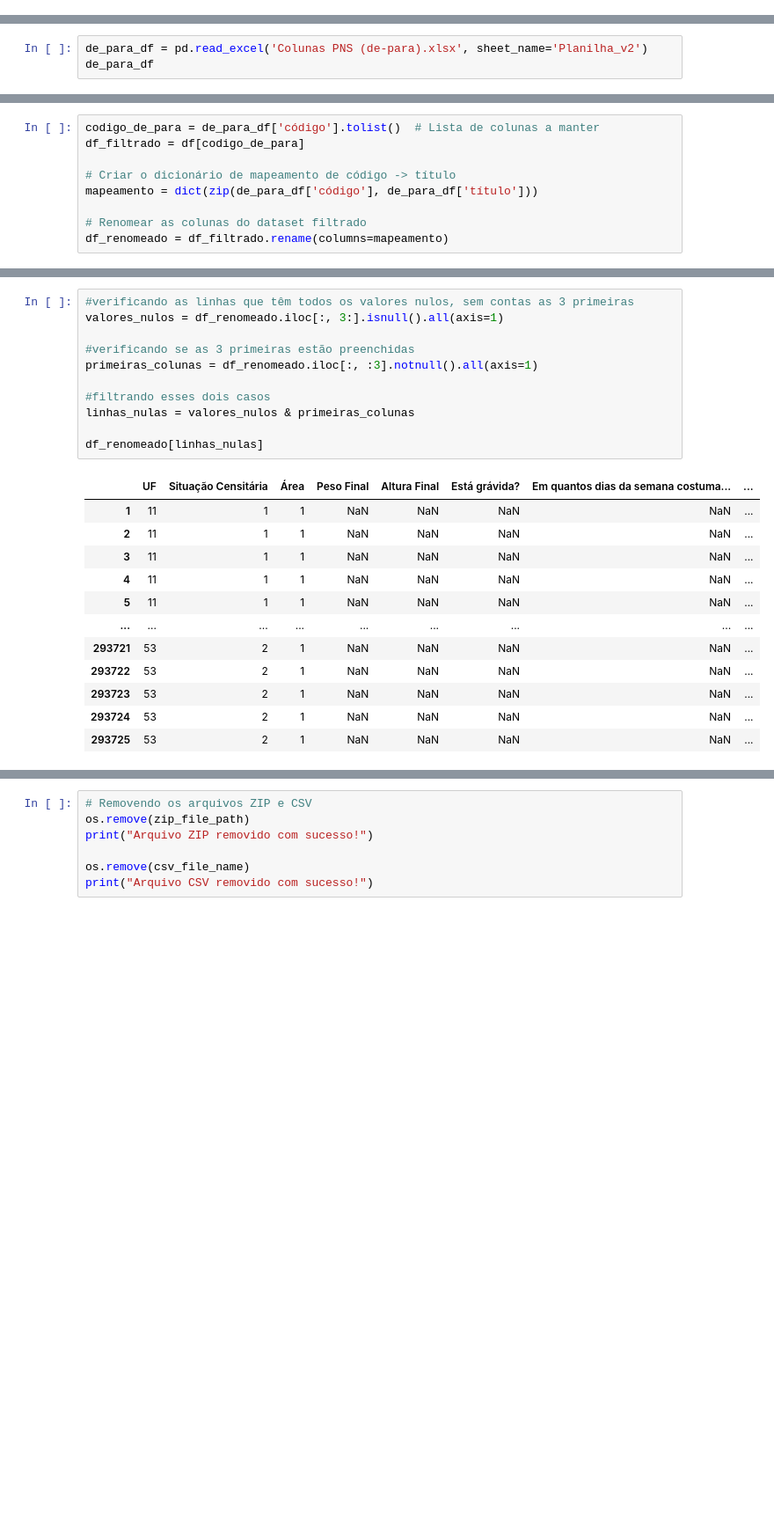
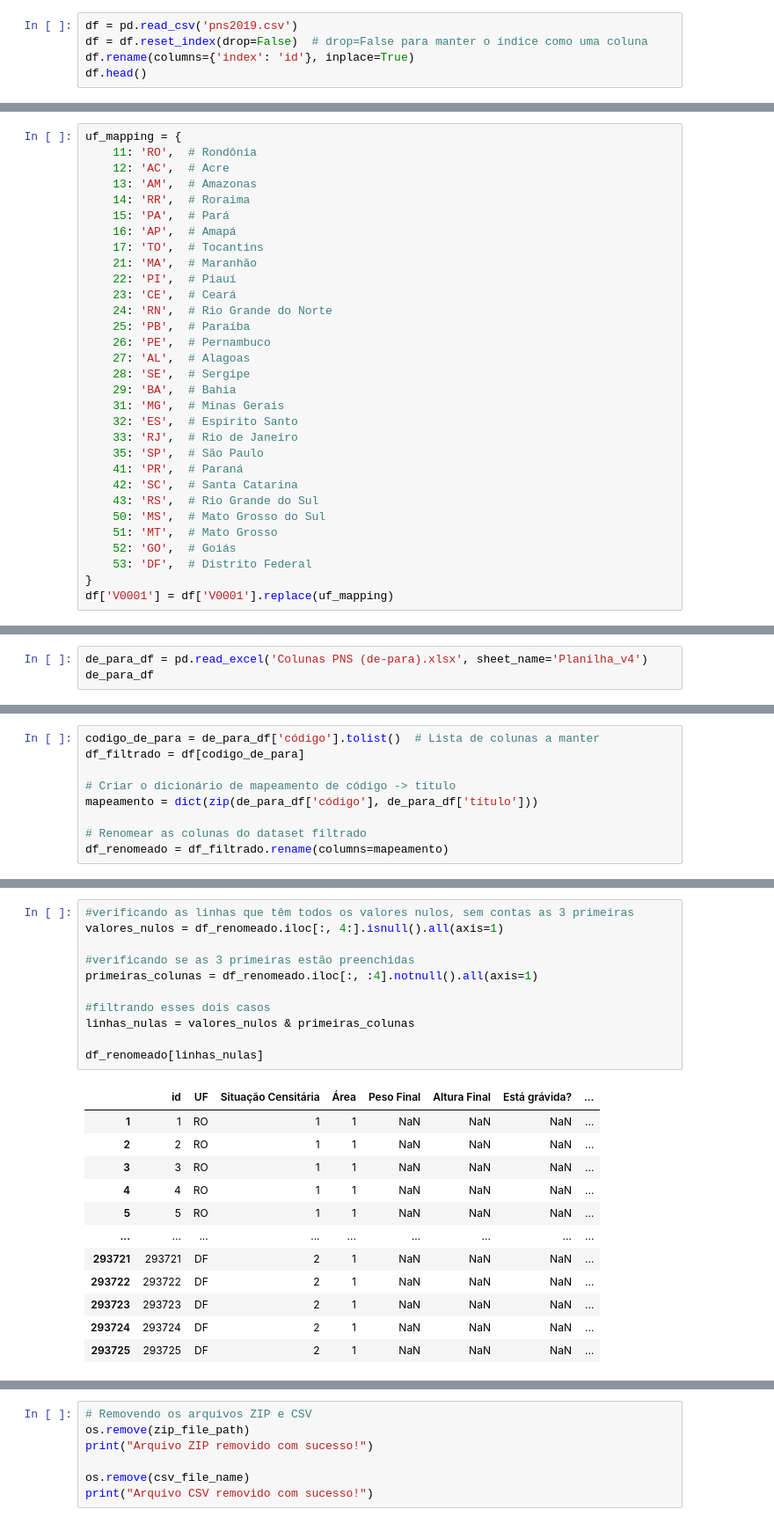
Before and after one commit to maafinotti/TCC-PNS, a Jupyter notebook: dataset_PNS.ipynb, the cells around one changed output, grey strips where cells are left out. Shown at 88% size. Drawn from its saved outputs; the diff is of its cells as text; blank space fills up the shorter version.

Commit message:
alteracoes de datasets (um para cada tema) e alguns graficos

```diff
--- a/dataset_PNS.ipynb
+++ b/dataset_PNS.ipynb
@@ -37,0 +31,5 @@ df.head()
+# %%
+df = pd.read_csv('pns2019.csv')
+df = df.reset_index(drop=False)  # drop=False para manter o índice como uma coluna
+df.rename(columns={'index': 'id'}, inplace=True)
+df.head()
@@ -37,0 +44,31 @@ df.head()
+# %%
+uf_mapping = {
+    11: 'RO',  # Rondônia
+    12: 'AC',  # Acre
+    13: 'AM',  # Amazonas
+    14: 'RR',  # Roraima
+    15: 'PA',  # Pará
+    16: 'AP',  # Amapá
+    17: 'TO',  # Tocantins
+    21: 'MA',  # Maranhão
+    22: 'PI',  # Piauí
+    23: 'CE',  # Ceará
+    24: 'RN',  # Rio Grande do Norte
+    25: 'PB',  # Paraíba
+    26: 'PE',  # Pernambuco
+    27: 'AL',  # Alagoas
+    28: 'SE',  # Sergipe
+    29: 'BA',  # Bahia
+    31: 'MG',  # Minas Gerais
+    32: 'ES',  # Espírito Santo
+    33: 'RJ',  # Rio de Janeiro
+    35: 'SP',  # São Paulo
+    41: 'PR',  # Paraná
+    42: 'SC',  # Santa Catarina
+    43: 'RS',  # Rio Grande do Sul
+    50: 'MS',  # Mato Grosso do Sul
+    51: 'MT',  # Mato Grosso
+    52: 'GO',  # Goiás
+    53: 'DF',  # Distrito Federal
+}
+df['V0001'] = df['V0001'].replace(uf_mapping)
@@ -38,4 +77,4 @@ df.head()
 # %%
-de_para_df = pd.read_excel('Colunas PNS (de-para).xlsx', sheet_name='Planilha_v2')
+de_para_df = pd.read_excel('Colunas PNS (de-para).xlsx', sheet_name='Planilha_v4')
 de_para_df
 # %% [output]
@@ -140,24 +115,24 @@ for chave, colunas in colunas_tempo.items():
 # %%
 #verificando as linhas que têm todos os valores nulos, sem contas as 3 primeiras
-valores_nulos = df_renomeado.iloc[:, 3:].isnull().all(axis=1)
+valores_nulos = df_renomeado.iloc[:, 4:].isnull().all(axis=1)
 
 #verificando se as 3 primeiras estão preenchidas
-primeiras_colunas = df_renomeado.iloc[:, :3].notnull().all(axis=1)
+primeiras_colunas = df_renomeado.iloc[:, :4].notnull().all(axis=1)
 
 #filtrando esses dois casos
 linhas_nulas = valores_nulos & primeiras_colunas
 
 df_renomeado[linhas_nulas]
 # %% [output]
-|  | UF | Situação Censitária | Área | Peso Final | Altura Final | Está grávida? | Em quantos dias da semana costuma... | ... |
-| 1 | 11 | 1 | 1 | NaN | NaN | NaN | NaN | ... |
-| 2 | 11 | 1 | 1 | NaN | NaN | NaN | NaN | ... |
-| 3 | 11 | 1 | 1 | NaN | NaN | NaN | NaN | ... |
-| 4 | 11 | 1 | 1 | NaN | NaN | NaN | NaN | ... |
-| 5 | 11 | 1 | 1 | NaN | NaN | NaN | NaN | ... |
+|  | id | UF | Situação Censitária | Área | Peso Final | Altura Final | Está grávida? | ... |
+| 1 | 1 | RO | 1 | 1 | NaN | NaN | NaN | ... |
+| 2 | 2 | RO | 1 | 1 | NaN | NaN | NaN | ... |
+| 3 | 3 | RO | 1 | 1 | NaN | NaN | NaN | ... |
+| 4 | 4 | RO | 1 | 1 | NaN | NaN | NaN | ... |
+| 5 | 5 | RO | 1 | 1 | NaN | NaN | NaN | ... |
 | ... | ... | ... | ... | ... | ... | ... | ... | ... |
-| 293721 | 53 | 2 | 1 | NaN | NaN | NaN | NaN | ... |
-| 293722 | 53 | 2 | 1 | NaN | NaN | NaN | NaN | ... |
-| 293723 | 53 | 2 | 1 | NaN | NaN | NaN | NaN | ... |
-| 293724 | 53 | 2 | 1 | NaN | NaN | NaN | NaN | ... |
-| 293725 | 53 | 2 | 1 | NaN | NaN | NaN | NaN | ... |
+| 293721 | 293721 | DF | 2 | 1 | NaN | NaN | NaN | ... |
+| 293722 | 293722 | DF | 2 | 1 | NaN | NaN | NaN | ... |
+| 293723 | 293723 | DF | 2 | 1 | NaN | NaN | NaN | ... |
+| 293724 | 293724 | DF | 2 | 1 | NaN | NaN | NaN | ... |
+| 293725 | 293725 | DF | 2 | 1 | NaN | NaN | NaN | ... |
```
Also changed, not shown: parts of 26 cells of this notebook, 9 other files.
